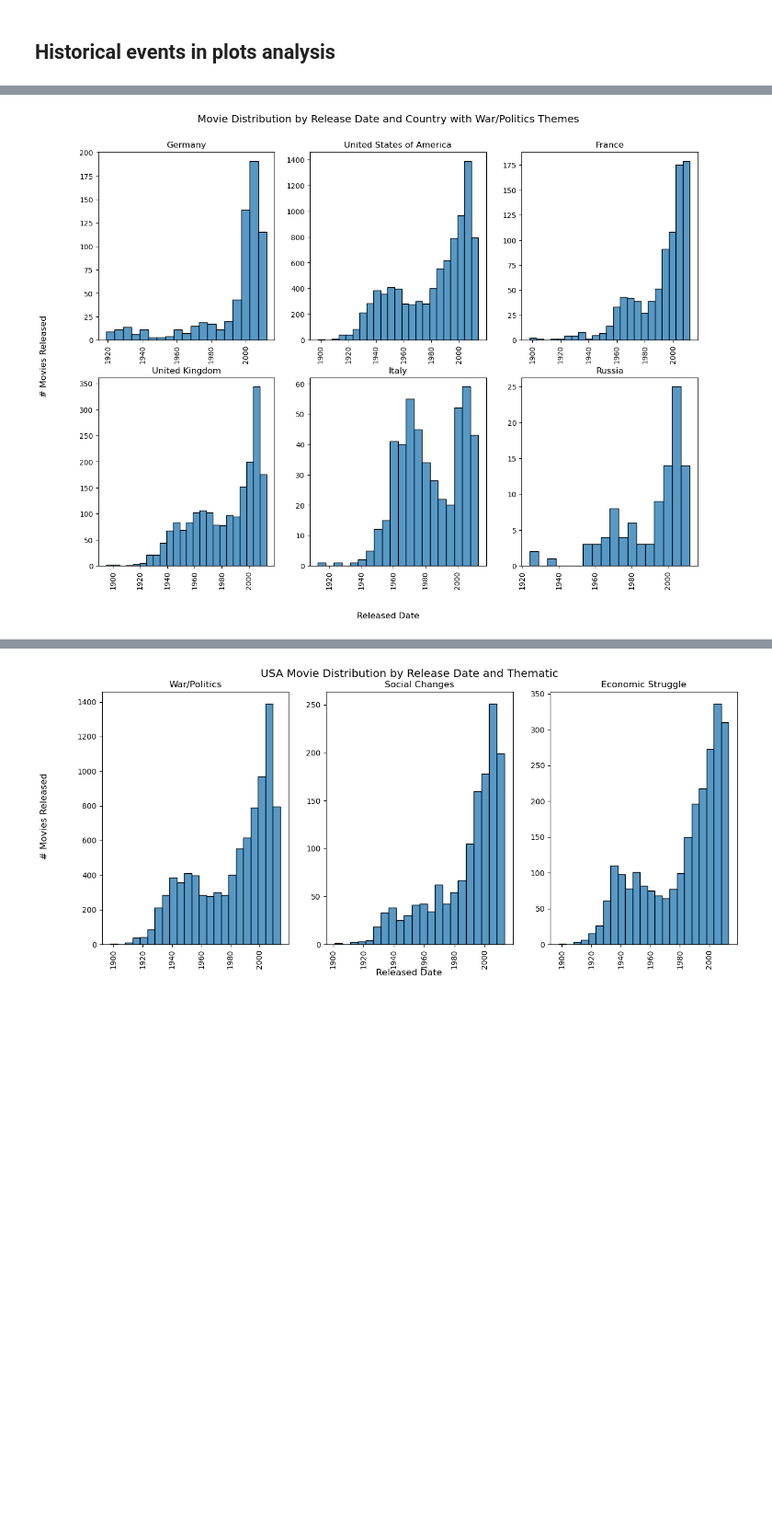
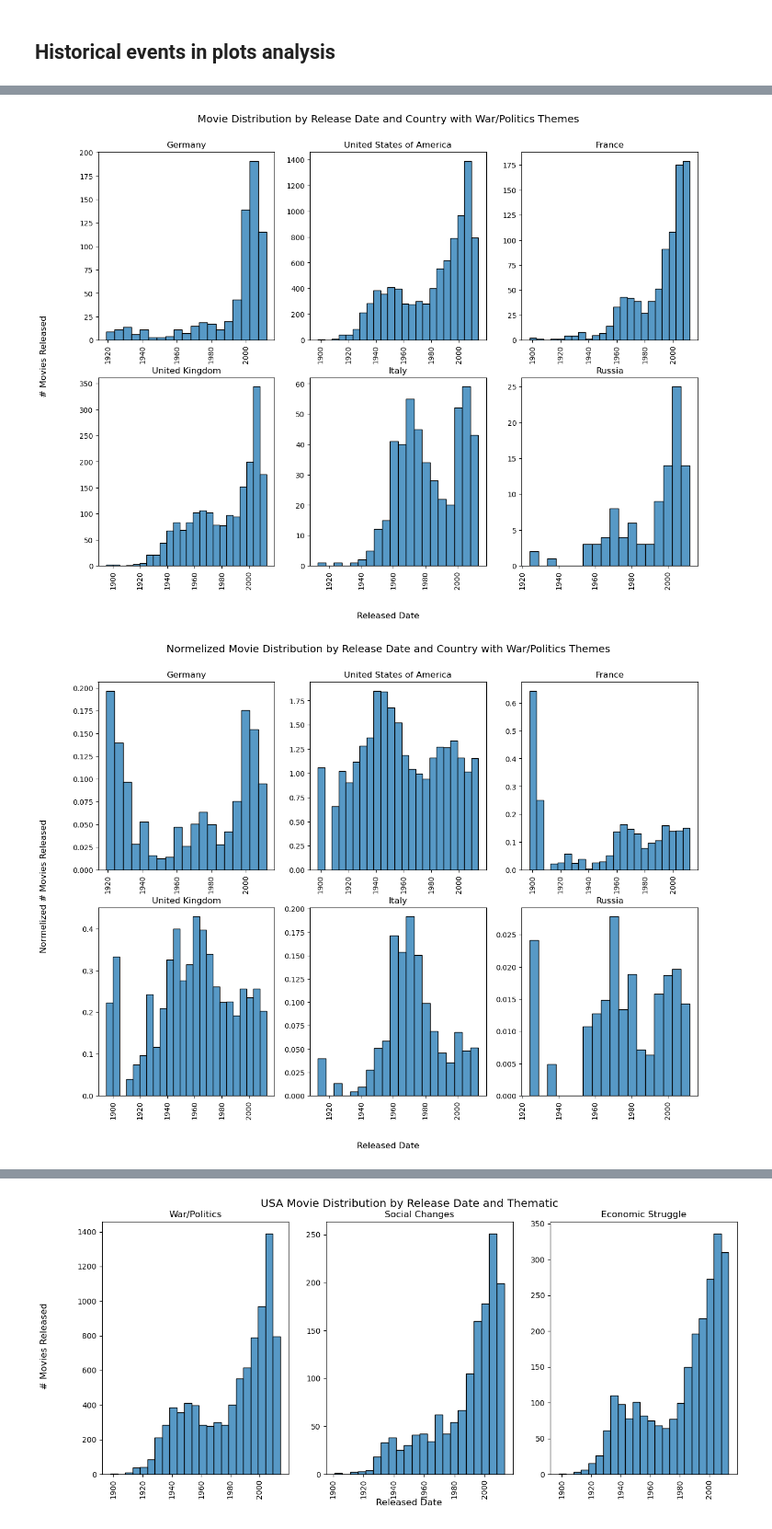
Before and after one commit to epfl-ada/ada-2024-project-spaghettisolution, a Jupyter notebook: results.ipynb, the cells around one changed output, grey strips where cells are left out. Shown at 92% size. Cells and saved outputs as stored; diff of their text form; code cells hidden in the pictures; blank space fills up the shorter version.

```diff
--- a/results.ipynb
+++ b/results.ipynb
@@ -360,9 +365,12 @@ gen_event_date_df = dw.hist_gen_event_date_plot(event_date_df)
 # %%
 # lets look now at this distribution but per country
+country_plot_date_weight_dict = dw.dict_date_plot_country_weight(movies_clean_df) ### en vrai ici on devrait aussi normaliser precisemment en fonction du total dans le pays...
 gen_event_date_country_df = dw.filter_per_country(gen_event_date_df)
 dw.hist_gen_event_date_plots(gen_event_date_country_df)
+dw.hist_gen_event_date_plots(gen_event_date_country_df, normelized = True, dict_weight = country_plot_date_weight_dict)
 # %% [output]
 [figure]
+[figure, added]
 # %%
 #  heatmap by considering also  Weimar Republic, West Germany and Soviet Union
 dw.plot_gen_event_date_country_heatmap(gen_event_date_country_df)
```
Also changed, not shown: parts of 11 cells of this notebook, 1 other file.
